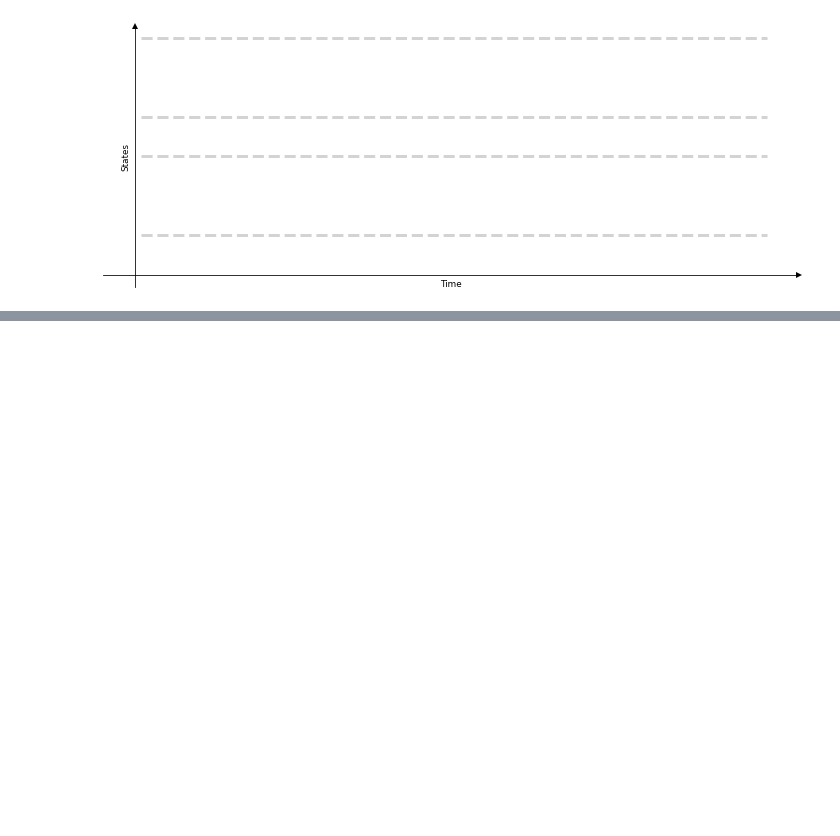
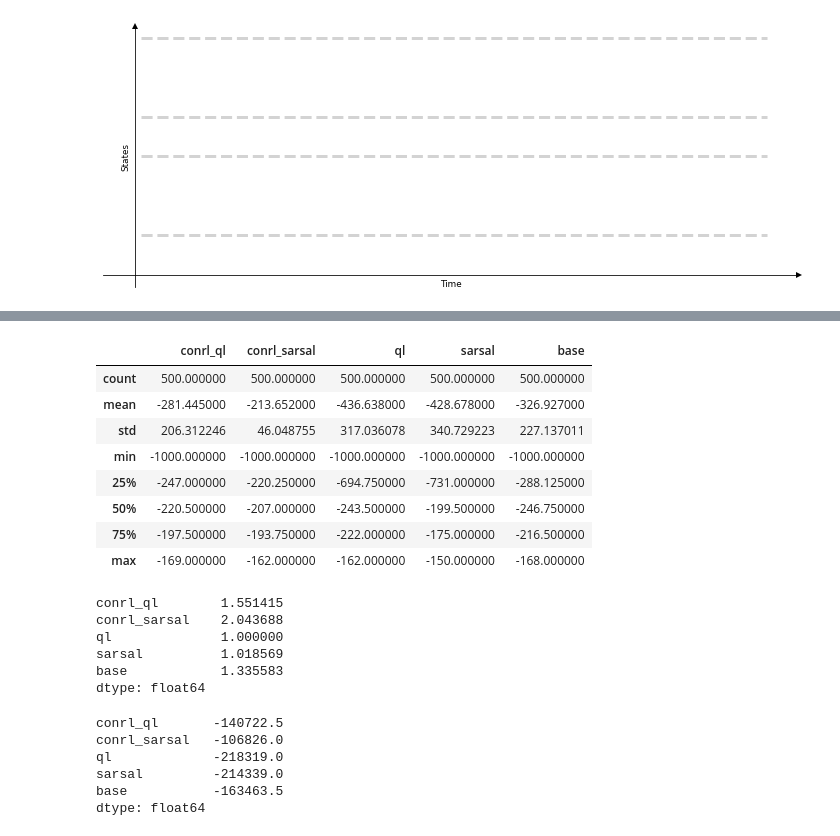
Before and after one commit to nhabbash/con-rl, a Jupyter notebook: notebooks/graphing.ipynb, the cells around one changed output, grey strips where cells are left out. Drawn from its saved outputs; the diff is of its cells as text; code cells hidden in the pictures; blank space fills up the shorter version.

```diff
--- a/notebooks/graphing.ipynb
+++ b/notebooks/graphing.ipynb
@@ -50,0 +94,51 @@ fig.tight_layout()
+# %%
+df = []
+
+df.append(pd.read_csv("./src/experiments/csv/conrl_ql.csv"))
+df.append(pd.read_csv("./src/experiments/csv/conrl_sarsal.csv"))
+df.append(pd.read_csv("./src/experiments/csv/ql.csv"))
+df.append(pd.read_csv("./src/experiments/csv/sarsal.csv"))
+df.append(pd.read_csv("./src/experiments/csv/base.csv"))
+
+for i, d in enumerate(df):
+    cols = [c for c in d.columns if not any([s in c for s in ["MAX", "MIN", "Step"]])]
+    df[i]=df[i][cols]
+# %%
+medians = []
+
+for i, d in enumerate(df):
+    medians.append(df[i].median(axis=1))
+
+df2 = pd.concat(medians, axis=1)
+df2.columns = ['conrl_ql', 'conrl_sarsal', 'ql', 'sarsal', 'base']
+# %%
+df2.describe()
+# %% [output]
+|  | conrl_ql | conrl_sarsal | ql | sarsal | base |
+| count | 500.000000 | 500.000000 | 500.000000 | 500.000000 | 500.000000 |
+| mean | -281.445000 | -213.652000 | -436.638000 | -428.678000 | -326.927000 |
+| std | 206.312246 | 46.048755 | 317.036078 | 340.729223 | 227.137011 |
+| min | -1000.000000 | -1000.000000 | -1000.000000 | -1000.000000 | -1000.000000 |
+| 25% | -247.000000 | -220.250000 | -694.750000 | -731.000000 | -288.125000 |
+| 50% | -220.500000 | -207.000000 | -243.500000 | -199.500000 | -246.750000 |
+| 75% | -197.500000 | -193.750000 | -222.000000 | -175.000000 | -216.500000 |
+| max | -169.000000 | -162.000000 | -162.000000 | -150.000000 | -168.000000 |
+# %%
+dfs = df2.sum()
+dfs["ql"]/dfs
+# %% [output]
+conrl_ql        1.551415
+conrl_sarsal    2.043688
+ql              1.000000
+sarsal          1.018569
+base            1.335583
+dtype: float64
+# %%
+df2.sum()
+# %% [output]
+conrl_ql       -140722.5
+conrl_sarsal   -106826.0
+ql             -218319.0
+sarsal         -214339.0
+base           -163463.5
+dtype: float64
```
Also changed, not shown: parts of 4 cells of this notebook, 11 other files.
